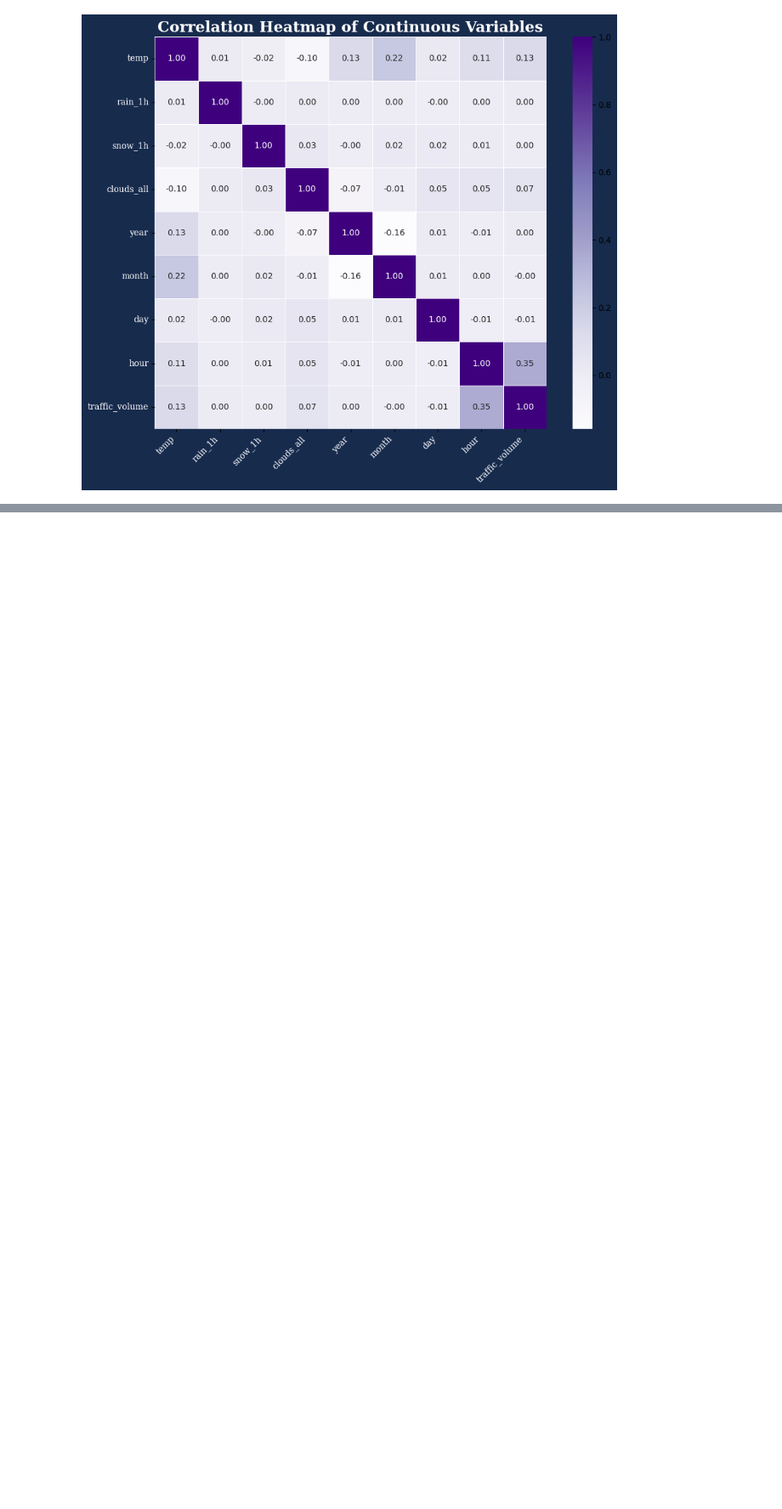
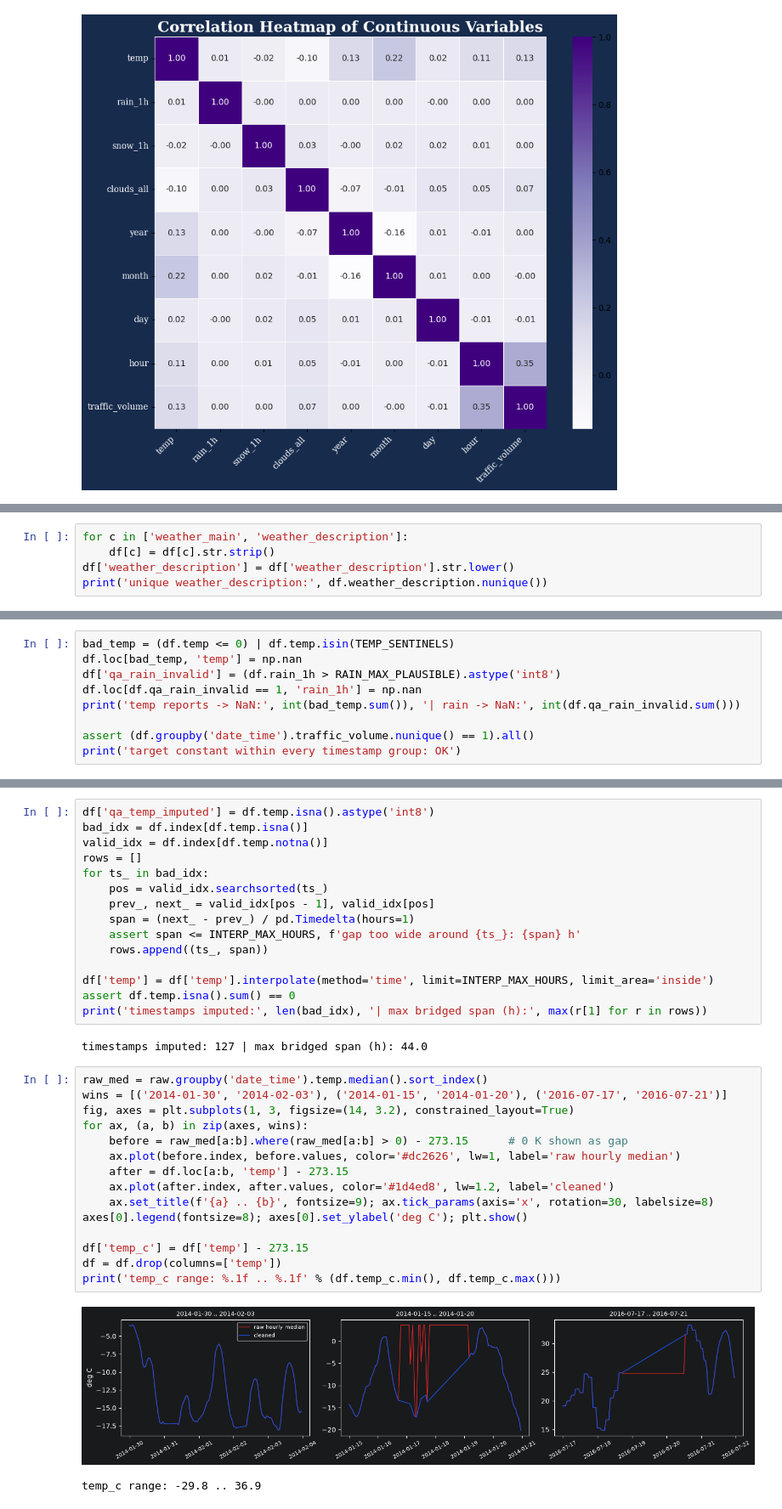
Before and after one commit to MaralFarahmandfar/studybuild-machine-learning, a Jupyter notebook: project-02/notebooks/traffic-analysis.ipynb, the cells around one changed output, grey strips where cells are left out. Shown at 85% size. Drawn from its saved outputs; the diff is of its cells as text; blank space fills up the shorter version.

```diff
--- a/project-02/notebooks/traffic-analysis.ipynb
+++ b/project-02/notebooks/traffic-analysis.ipynb
@@ -690,0 +1080,5 @@ plt.show()
+# %%
+for c in ['weather_main', 'weather_description']:
+    df[c] = df[c].str.strip()
+df['weather_description'] = df['weather_description'].str.lower()
+print('unique weather_description:', df.weather_description.nunique())
@@ -690,0 +1091,9 @@ plt.show()
+# %%
+bad_temp = (df.temp <= 0) | df.temp.isin(TEMP_SENTINELS)
+df.loc[bad_temp, 'temp'] = np.nan
+df['qa_rain_invalid'] = (df.rain_1h > RAIN_MAX_PLAUSIBLE).astype('int8')
+df.loc[df.qa_rain_invalid == 1, 'rain_1h'] = np.nan
+print('temp reports -> NaN:', int(bad_temp.sum()), '| rain -> NaN:', int(df.qa_rain_invalid.sum()))
+
+assert (df.groupby('date_time').traffic_volume.nunique() == 1).all()
+print('target constant within every timestamp group: OK')
@@ -690,0 +1140,35 @@ plt.show()
+# %%
+df['qa_temp_imputed'] = df.temp.isna().astype('int8')
+bad_idx = df.index[df.temp.isna()]
+valid_idx = df.index[df.temp.notna()]
+rows = []
+for ts_ in bad_idx:
+    pos = valid_idx.searchsorted(ts_)
+    prev_, next_ = valid_idx[pos - 1], valid_idx[pos]
+    span = (next_ - prev_) / pd.Timedelta(hours=1)
+    assert span <= INTERP_MAX_HOURS, f'gap too wide around {ts_}: {span} h'
+    rows.append((ts_, span))
+
+df['temp'] = df['temp'].interpolate(method='time', limit=INTERP_MAX_HOURS, limit_area='inside')
+assert df.temp.isna().sum() == 0
+print('timestamps imputed:', len(bad_idx), '| max bridged span (h):', max(r[1] for r in rows))
+# %% [output]
+timestamps imputed: 127 | max bridged span (h): 44.0
+# %%
+raw_med = raw.groupby('date_time').temp.median().sort_index()
+wins = [('2014-01-30', '2014-02-03'), ('2014-01-15', '2014-01-20'), ('2016-07-17', '2016-07-21')]
+fig, axes = plt.subplots(1, 3, figsize=(14, 3.2), constrained_layout=True)
+for ax, (a, b) in zip(axes, wins):
+    before = raw_med[a:b].where(raw_med[a:b] > 0) - 273.15      # 0 K shown as gap
+    ax.plot(before.index, before.values, color='#dc2626', lw=1, label='raw hourly median')
+    after = df.loc[a:b, 'temp'] - 273.15
+    ax.plot(after.index, after.values, color='#1d4ed8', lw=1.2, label='cleaned')
+    ax.set_title(f'{a} .. {b}', fontsize=9); ax.tick_params(axis='x', rotation=30, labelsize=8)
+axes[0].legend(fontsize=8); axes[0].set_ylabel('deg C'); plt.show()
+
+df['temp_c'] = df['temp'] - 273.15
+df = df.drop(columns=['temp'])
+print('temp_c range: %.1f .. %.1f' % (df.temp_c.min(), df.temp_c.max()))
+# %% [output]
+[figure, added]
+temp_c range: -29.8 .. 36.9
```
Also changed, not shown: parts of 56 cells of this notebook.
